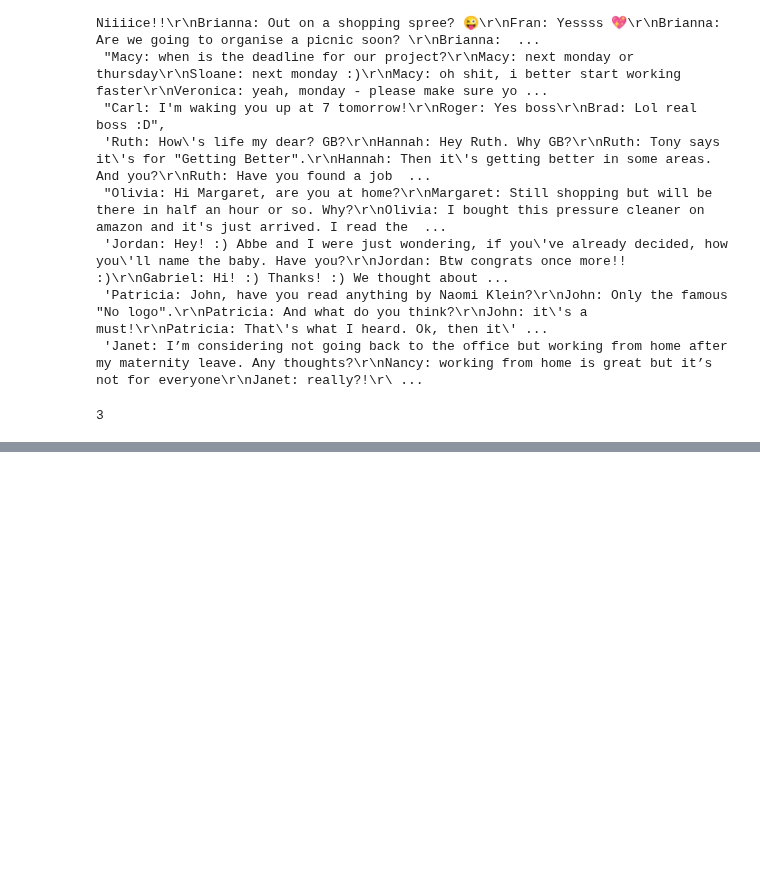
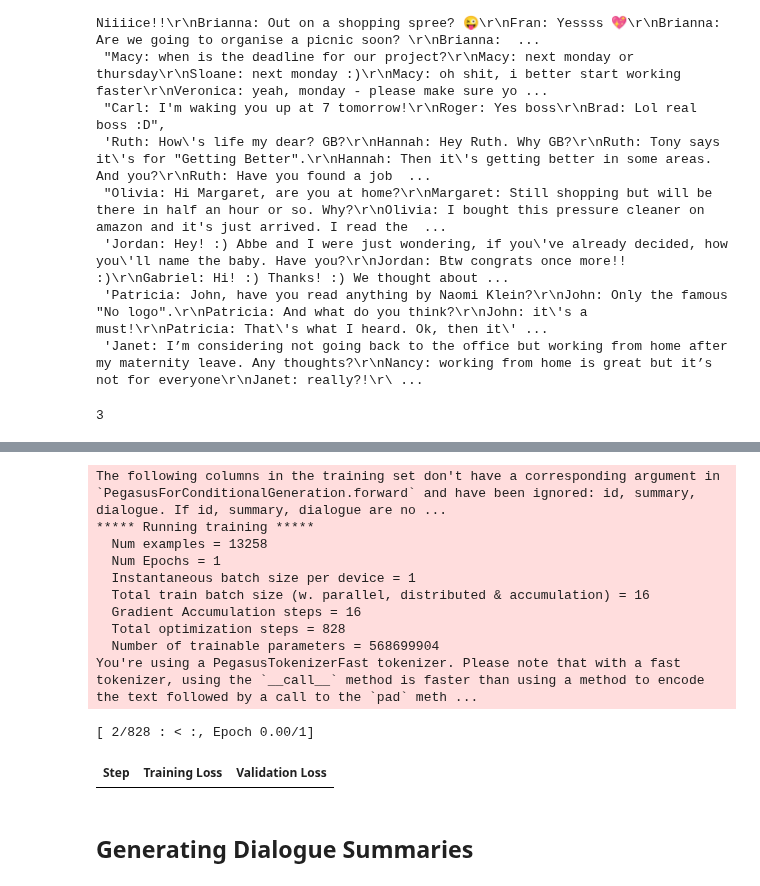
Before and after one commit to plaban1981/Hugging_Face_transformers_topics, a Jupyter notebook: Text_Summarization_by_Fine_Tuning_Transformer_Model.ipynb, the cells around one changed output, grey strips where cells are left out. Drawn from its saved outputs; the diff is of its cells as text; code cells hidden in the pictures; blank space fills up the shorter version.

```diff
--- a/Text_Summarization_by_Fine_Tuning_Transformer_Model.ipynb
+++ b/Text_Summarization_by_Fine_Tuning_Transformer_Model.ipynb
@@ -143,0 +184,46 @@ pd.DataFrame(rouge_dict, index = ['pegasus'])
+# %%
+val_dataset_samsum_pt = test_dataset.map(convert_examples_to_features, batched = True)
+# %%
+from transformers import DataCollatorForSeq2Seq
+
+seq2seq_data_collator = DataCollatorForSeq2Seq(tokenizer, model=model_pegasus)
+# %%
+from transformers import TrainingArguments, Trainer
+
+trainer_args = TrainingArguments(
+    output_dir='pegasus-samsum', num_train_epochs=1, warmup_steps=500,
+    per_device_train_batch_size=1, per_device_eval_batch_size=1,
+    weight_decay=0.01, logging_steps=10,
+    evaluation_strategy='steps', eval_steps=500, save_steps=1e6,
+    gradient_accumulation_steps=16
+)
+# %%
+trainer = Trainer(model=model_pegasus, args=trainer_args,
+                  tokenizer=tokenizer, data_collator=seq2seq_data_collator,
+                  train_dataset=train_dataset_samsum_pt,
+                  eval_dataset=val_dataset_samsum_pt)
+# %%
+trainer.train()
+
+score = calculate_metric_on_test_ds(
+    dataset_samsum['test'], rouge_metric, trainer.model, tokenizer, batch_size = 2, column_text = 'dialogue', column_summary= 'summary'
+)
+
+rouge_dict = dict((rn, score[rn].mid.fmeasure ) for rn in rouge_names )
+
+pd.DataFrame(rouge_dict, index = [f'pegasus'] )
+# %% [output]
+The following columns in the training set don't have a corresponding argument in `PegasusForConditionalGeneration.forward` and have been ignored: id, summary, dialogue. If id, summary, dialogue are no ...
+***** Running training *****
+  Num examples = 13258
+  Num Epochs = 1
+  Instantaneous batch size per device = 1
+  Total train batch size (w. parallel, distributed & accumulation) = 16
+  Gradient Accumulation steps = 16
+  Total optimization steps = 828
+  Number of trainable parameters = 568699904
+You're using a PegasusTokenizerFast tokenizer. Please note that with a fast tokenizer, using the `__call__` method is faster than using a method to encode the text followed by a call to the `pad` meth ...
+[ 2/828 : < :, Epoch 0.00/1]
+| Step | Training Loss | Validation Loss |
+# %% [markdown]
+## Generating Dialogue Summaries
```
Also changed, not shown: parts of 6 cells of this notebook.
